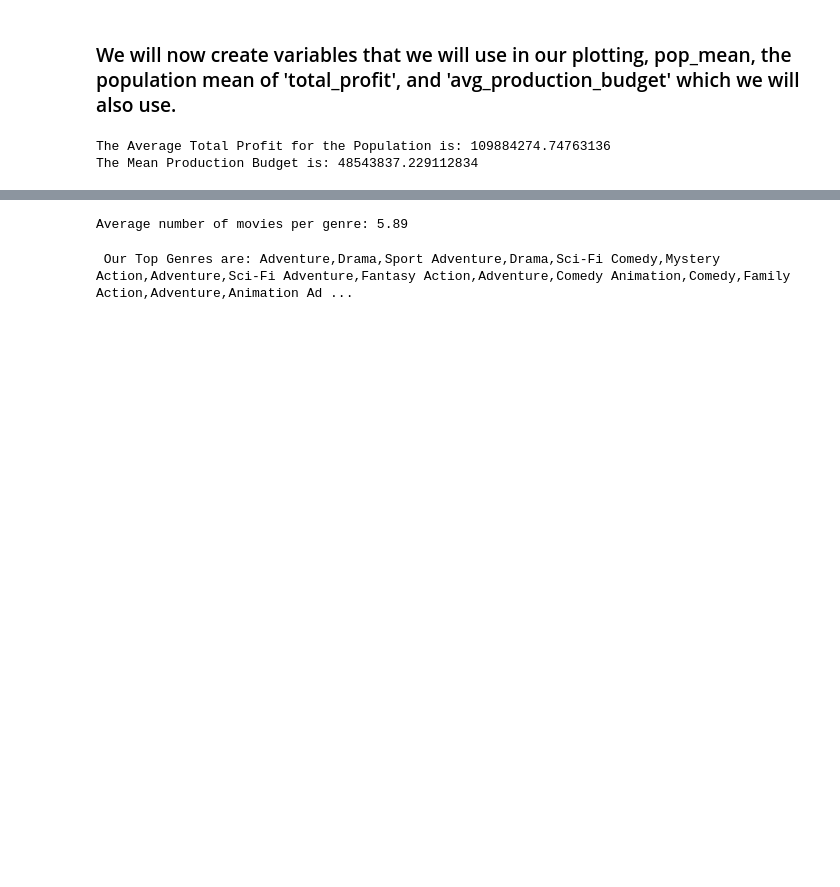
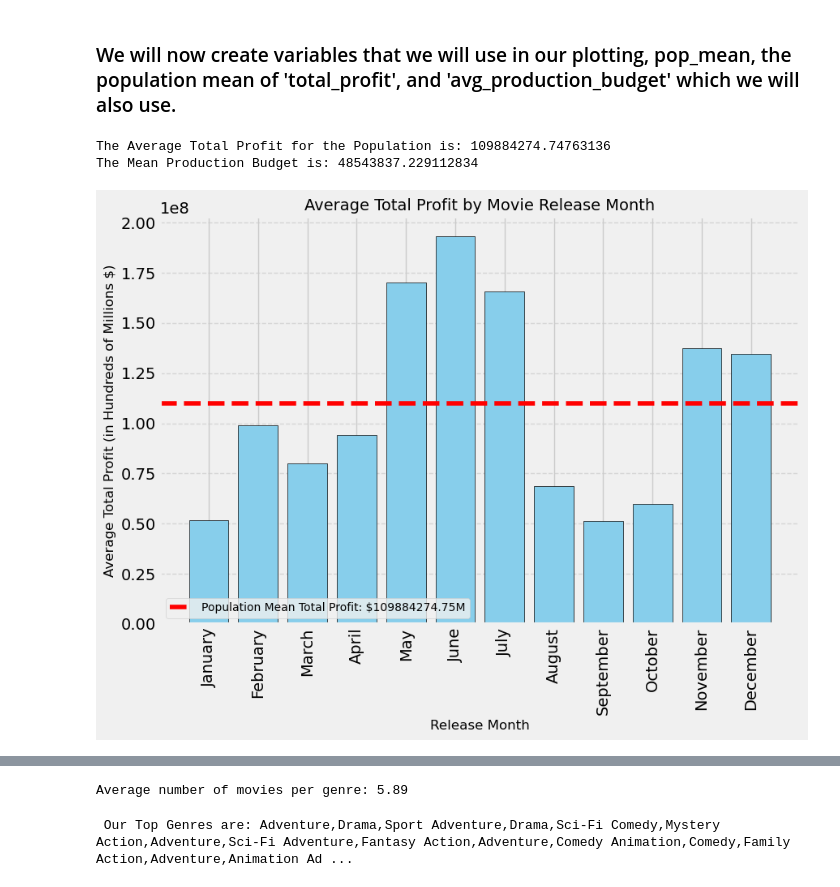
Before and after one commit to JesseMooreDS/dsc-phase-2-project-v3, a Jupyter notebook: exploratory.ipynb, the cells around one changed output, grey strips where cells are left out. Drawn from its saved outputs; the diff is of its cells as text; code cells hidden in the pictures; blank space fills up the shorter version.

```diff
--- a/exploratory.ipynb
+++ b/exploratory.ipynb
@@ -282,3 +281,49 @@ print(f'The Mean Production Budget is: {avg_production_budget}')
 # %% [output]
 The Average Total Profit for the Population is: 109884274.74763136
 The Mean Production Budget is: 48543837.229112834
+# %%
+#Creating a list to use of month orders.
+month_order = ['January', 'February', 'March', 'April', 'May', 'June', 'July', 'August', 'September', 'October', 'November', 'December']
+
+#Creating our 'release_month' feature.
+joined_df2.loc[: ,'release_month'] = joined_df2['release_date'].dt.strftime('%B')
+
+#creating our 'month_order' feature with numerical values corresponding to our month_order list to then sort our dataframe by months.
+joined_df2.loc[:, 'month_order'] =  joined_df2['release_month'].map({month: i for i, month in enumerate(month_order)})
+# %%
+#Now we can use groupby() to find the mean profits by month and plot them.
+grouped_by_month_df = joined_df2.groupby(['release_month', 'month_order'])['total_profit'].mean().reset_index()
+#Sorting our dataframe by 'month_order'
+grouped_by_month_df.sort_values('month_order', inplace=True)
+# %%
+# Create the bar plot
+plt.figure(figsize=(9,7))
+plt.bar(data=grouped_by_month_df, x=grouped_by_month_df['release_month'], height=grouped_by_month_df['total_profit'], color='skyblue',
+       edgecolor='black')
+
+# Add a horizontal line for the population mean
+plt.axhline(pop_mean, color='r', linestyle = '--', label=f'Population Mean Total Profit: ${pop_mean:.2f}M')
+
+# Adding labels to the axes
+plt.xlabel('Release Month', fontsize=12)
+plt.ylabel('Average Total Profit (in Hundreds of Millions $)', fontsize=12)
+
+# Adding a title
+plt.title('Average Total Profit by Movie Release Month', fontsize=14)
+
+# Rotate the x-axis labels for readability
+plt.xticks(rotation=90)
+
+# Adding gridlines for better readability of the y-axis values
+plt.grid(axis='y', linestyle='--', alpha=0.7)
+
+# Adding the legend
+plt.legend(loc='lower left', fontsize=10)
+
+# Adjust the layout to ensure everything fits without overlap
+plt.tight_layout()
+
+# Save the plot as a PNG image and using ';' to show the plot.
+plt.savefig('Mean Total Profit By Year.png');
+# %% [output]
+[figure, added]
```
Also changed, not shown: parts of 17 cells of this notebook, 4 other files.
